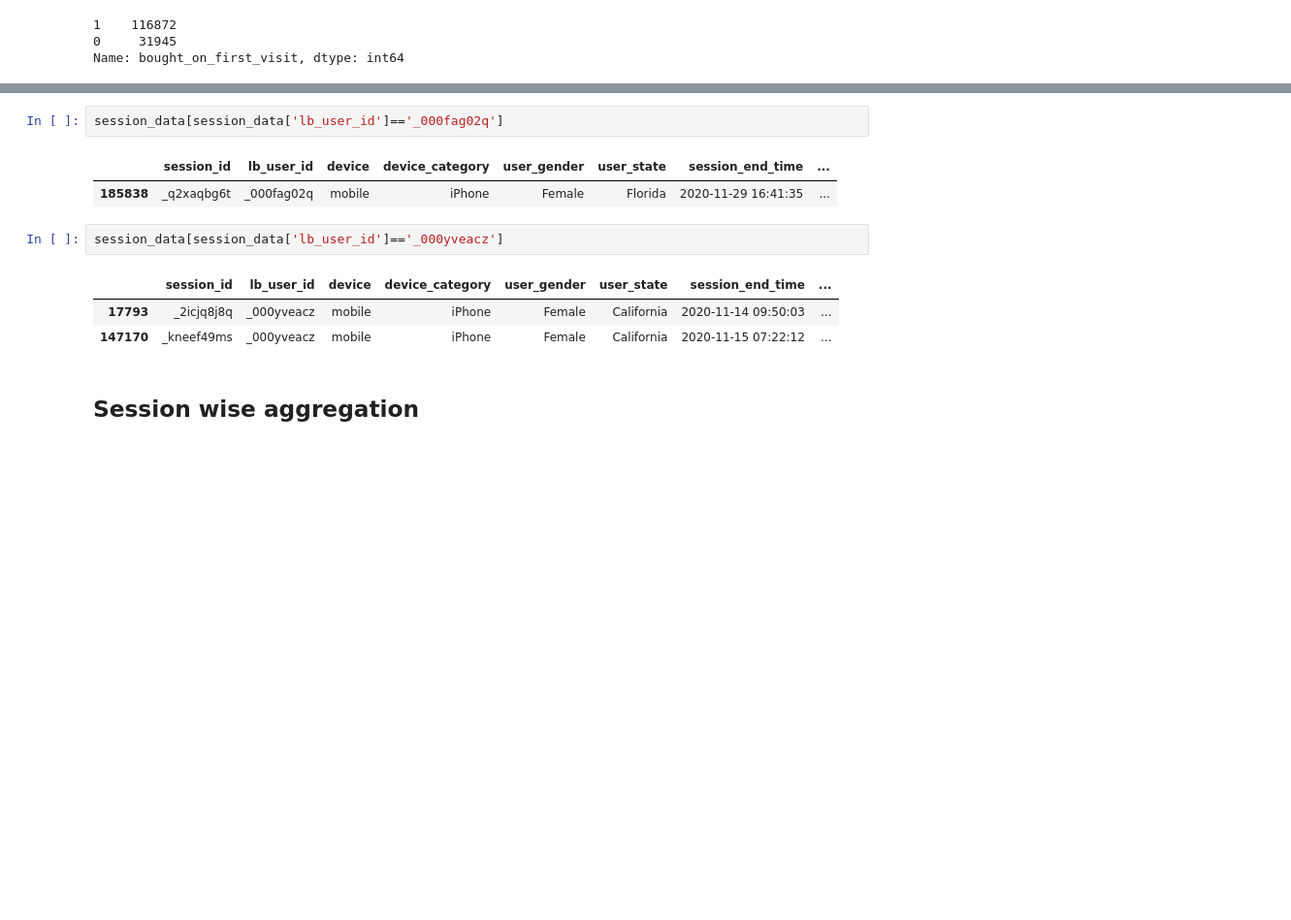
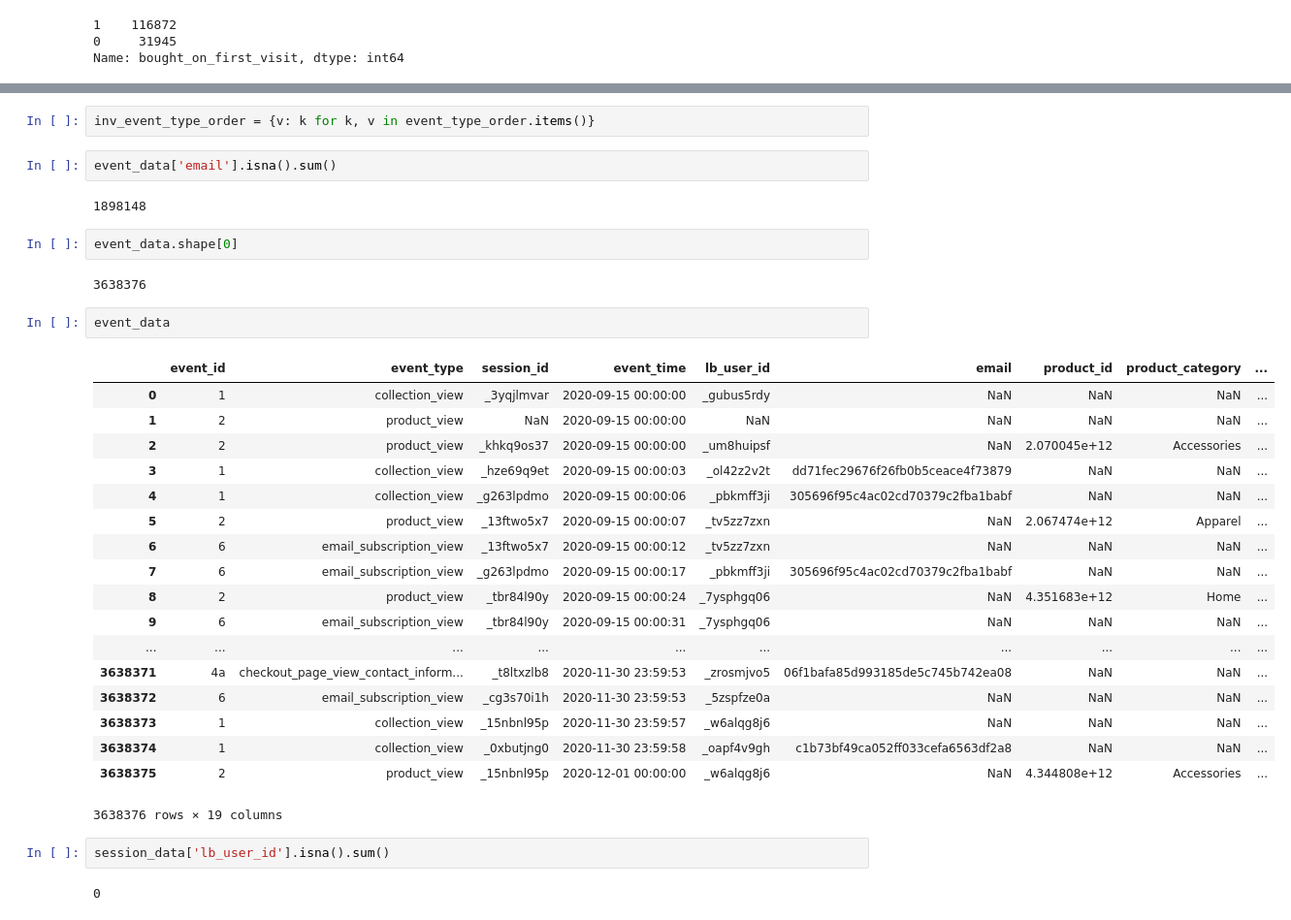
Before and after one commit to teja275/quince_assignment, a Jupyter notebook: notebooks/Data Exploration.ipynb, the cells around one changed output, grey strips where cells are left out. Shown: that part at 97% size. Cells and saved outputs as stored; diff of their text form; blank space fills up the shorter version.

```diff
--- a/notebooks/Data Exploration.ipynb
+++ b/notebooks/Data Exploration.ipynb
@@ -186,13 +265,35 @@ Name: bought_on_first_visit, dtype: int64
+# %%
+inv_event_type_order = {v: k for k, v in event_type_order.items()}
+# %%
+event_data['email'].isna().sum()
+# %% [output]
+1898148
+# %%
+event_data.shape[0]
+# %% [output]
+3638376
+# %%
+event_data
+# %% [output]
+|  | event_id | event_type | session_id | event_time | lb_user_id | email | product_id | product_category | ... |
+| 0 | 1 | collection_view | _3yqjlmvar | 2020-09-15 00:00:00 | _gubus5rdy | NaN | NaN | NaN | ... |
+| 1 | 2 | product_view | NaN | 2020-09-15 00:00:00 | NaN | NaN | NaN | NaN | ... |
+| 2 | 2 | product_view | _khkq9os37 | 2020-09-15 00:00:00 | _um8huipsf | NaN | 2.070045e+12 | Accessories | ... |
+| 3 | 1 | collection_view | _hze69q9et | 2020-09-15 00:00:03 | _ol42z2v2t | dd71fec29676f26fb0b5ceace4f73879 | NaN | NaN | ... |
+| 4 | 1 | collection_view | _g263lpdmo | 2020-09-15 00:00:06 | _pbkmff3ji | 305696f95c4ac02cd70379c2fba1babf | NaN | NaN | ... |
+| 5 | 2 | product_view | _13ftwo5x7 | 2020-09-15 00:00:07 | _tv5zz7zxn | NaN | 2.067474e+12 | Apparel | ... |
+| 6 | 6 | email_subscription_view | _13ftwo5x7 | 2020-09-15 00:00:12 | _tv5zz7zxn | NaN | NaN | NaN | ... |
+| 7 | 6 | email_subscription_view | _g263lpdmo | 2020-09-15 00:00:17 | _pbkmff3ji | 305696f95c4ac02cd70379c2fba1babf | NaN | NaN | ... |
+| 8 | 2 | product_view | _tbr84l90y | 2020-09-15 00:00:24 | _7ysphgq06 | NaN | 4.351683e+12 | Home | ... |
+| 9 | 6 | email_subscription_view | _tbr84l90y | 2020-09-15 00:00:31 | _7ysphgq06 | NaN | NaN | NaN | ... |
+| ... | ... | ... | ... | ... | ... | ... | ... | ... | ... |
+| 3638371 | 4a | checkout_page_view_contact_inform... | _t8ltxzlb8 | 2020-11-30 23:59:53 | _zrosmjvo5 | 06f1bafa85d993185de5c745b742ea08 | NaN | NaN | ... |
+| 3638372 | 6 | email_subscription_view | _cg3s70i1h | 2020-11-30 23:59:53 | _5zspfze0a | NaN | NaN | NaN | ... |
+| 3638373 | 1 | collection_view | _15nbnl95p | 2020-11-30 23:59:57 | _w6alqg8j6 | NaN | NaN | NaN | ... |
+| 3638374 | 1 | collection_view | _0xbutjng0 | 2020-11-30 23:59:58 | _oapf4v9gh | c1b73bf49ca052ff033cefa6563df2a8 | NaN | NaN | ... |
+| 3638375 | 2 | product_view | _15nbnl95p | 2020-12-01 00:00:00 | _w6alqg8j6 | NaN | 4.344808e+12 | Accessories | ... |
+3638376 rows × 19 columns
 # %%
-session_data[session_data['lb_user_id']=='_000fag02q']
+session_data['lb_user_id'].isna().sum()
 # %% [output]
-|  | session_id | lb_user_id | device | device_category | user_gender | user_state | session_end_time | ... |
-| 185838 | _q2xaqbg6t | _000fag02q | mobile | iPhone | Female | Florida | 2020-11-29 16:41:35 | ... |
+0
-# %%
-session_data[session_data['lb_user_id']=='_000yveacz']
-# %% [output]
-|  | session_id | lb_user_id | device | device_category | user_gender | user_state | session_end_time | ... |
-| 17793 | _2icjq8j8q | _000yveacz | mobile | iPhone | Female | California | 2020-11-14 09:50:03 | ... |
-| 147170 | _kneef49ms | _000yveacz | mobile | iPhone | Female | California | 2020-11-15 07:22:12 | ... |
-# %% [markdown]
-## Session wise aggregation
```
Also changed, not shown: parts of 26 cells of this notebook.
